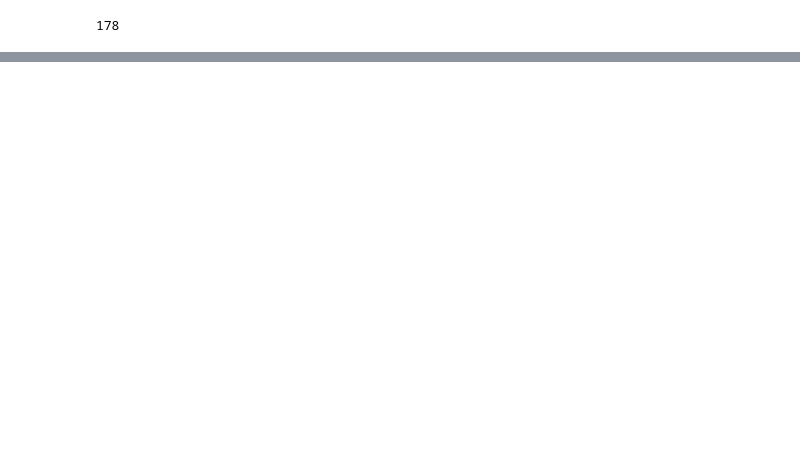
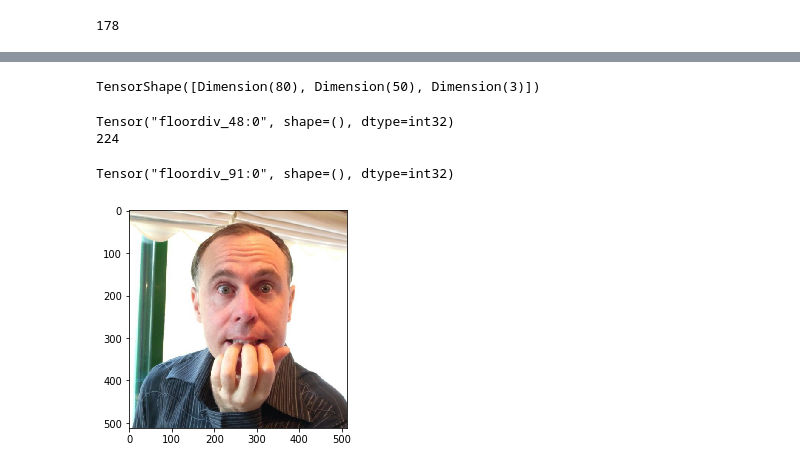
Before and after one commit to bobovnii/progressive_growing_of_gans, a Jupyter notebook: GANs_Progressive_Growing.ipynb, the cells around one changed output, grey strips where cells are left out. Saved outputs shown, nothing was run; the diff lists cells and outputs as text; code cells hidden in the pictures; blank space fills up the shorter version.

```diff
--- a/GANs_Progressive_Growing.ipynb
+++ b/GANs_Progressive_Growing.ipynb
@@ -301,0 +358,68 @@ NameError: name 'elf' is not defined
+# %%
+def crop_center_and_resize(img, size):
+    s = tf.shape(img)
+    w, h = s[0], s[1]
+    c = tf.minimum(w, h)
+    wn, hn = h / c, w / c
+    result = tf.image.crop_and_resize(tf.expand_dims(img, 0),
+                                      [[(1 - wn) / 2, (1 - hn) / 2, wn, hn]],
+                                      [0], [size, size])
+    return tf.squeeze(result, 0)
+# %%
+tf.zeros((80, 50, 3))
+# %% [output]
+TensorShape([Dimension(80), Dimension(50), Dimension(3)])
+# %%
+#def crop_center_and_resize(img, size):
+s = tf.shape(img)
+w, h = s[0], s[1]
+c = tf.minimum(w, h)
+w_start = (w - c) // 2
+h_start = (h - c) // 2
+#c = tf.dtypes.cast(c, tf.int32)
+#w_start = tf.dtypes.cast(w_start, tf.int32)
+#h_start = tf.dtypes.cast(h_start, tf.int32)
+#print(w_start)
+#center = img[w_start:w_start + c, h_start:h_start + c]
+#    return tf.image.resize_images(img, [size, size])
+
+#img2 = crop_center_and_resize(img,500)
+with tf.Session() as sess:
+  print(sess.run(h_start))
+
+  #img3 = sess.run(img2)
+# %% [output]
+Tensor("floordiv_48:0", shape=(), dtype=int32)
+224
+# %%
+
+
+sess = tf.Session()
+print(sess.run(c))
+sess.close()
+# %%
+
+def crop_center_and_resize(img, size):
+    s = tf.shape(img)
+    w, h = s[0], s[1]
+    c = tf.minimum(w, h)
+    w_start = (w - c) // 2
+    h_start = (h - c) // 2
+    print(h_start)
+    center = img[w_start:w_start + c, h_start:h_start + c]
+    return tf.image.resize_images(center, [size, size])
+
+newImg = tf.convert_to_tensor(img)
+
+check = crop_center_and_resize(newImg, 512)
+with tf.Session() as sess:
+    newImg2 = sess.run(check)
+    newImg3 = sess.run(tf.dtypes.cast(newImg2, tf.uint8))
+    #new3 = sess.run(newImg)
+# %% [output]
+Tensor("floordiv_91:0", shape=(), dtype=int32)
+# %%
+plt.imshow(newImg3)
+plt.show()
+# %% [output]
+[figure, added]
```
Also changed, not shown: parts of 29 cells of this notebook.
